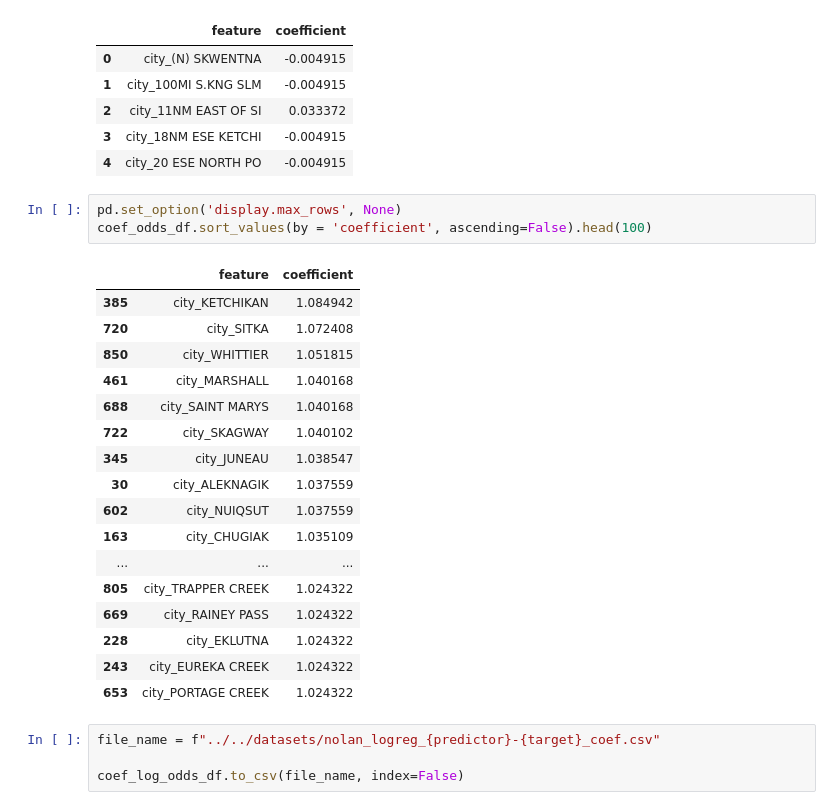
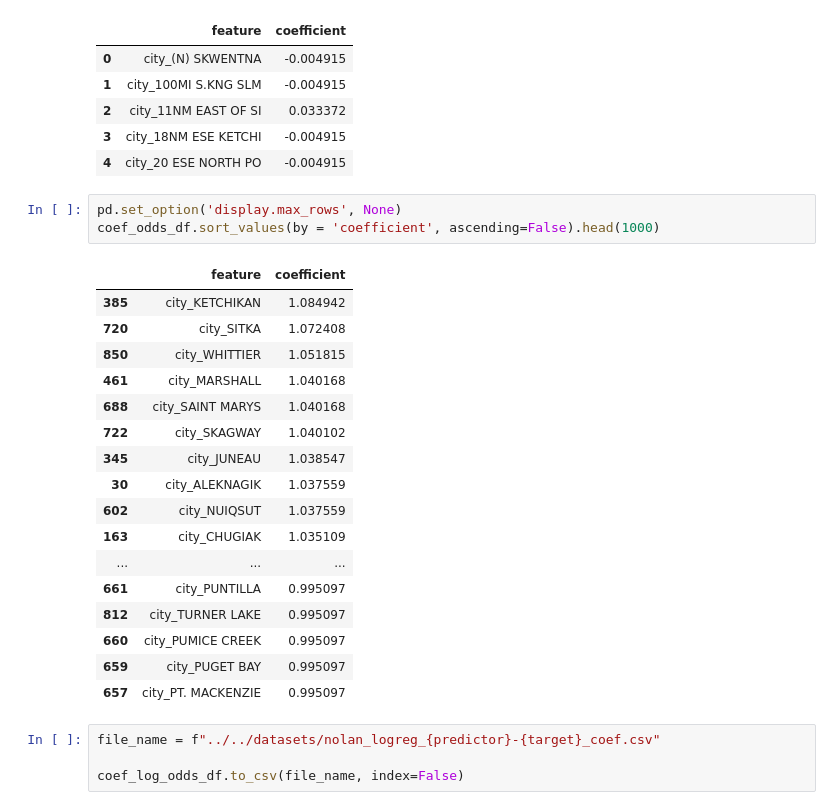
Before and after one commit to TheMirch/dsi-group-project, a Jupyter notebook: code/nolan_model/nolan_model_logreg_city-has_fatal_injury.ipynb, the cells around one changed output. Drawn from its saved outputs; the diff is of its cells as text.

Commit message:
added time of day, am-pm, combined flight purpose unkown, fixed near city values

```diff
--- a/code/nolan_model/nolan_model_logreg_city-has_fatal_injury.ipynb
+++ b/code/nolan_model/nolan_model_logreg_city-has_fatal_injury.ipynb
@@ -213,25 +213,25 @@ coef_log_odds_df.head()
 | 4 | city_20 ESE NORTH PO | -0.004915 |
 # %%
 pd.set_option('display.max_rows', None)
-coef_odds_df.sort_values(by = 'coefficient', ascending=False).head(100)
+coef_odds_df.sort_values(by = 'coefficient', ascending=False).head(1000)
 # %% [output]
 |  | feature | coefficient |
 | 385 | city_KETCHIKAN | 1.084942 |
 | 720 | city_SITKA | 1.072408 |
 | 850 | city_WHITTIER | 1.051815 |
 | 461 | city_MARSHALL | 1.040168 |
 | 688 | city_SAINT MARYS | 1.040168 |
 | 722 | city_SKAGWAY | 1.040102 |
 | 345 | city_JUNEAU | 1.038547 |
 | 30 | city_ALEKNAGIK | 1.037559 |
 | 602 | city_NUIQSUT | 1.037559 |
 | 163 | city_CHUGIAK | 1.035109 |
 | ... | ... | ... |
-| 805 | city_TRAPPER CREEK | 1.024322 |
-| 669 | city_RAINEY PASS | 1.024322 |
-| 228 | city_EKLUTNA | 1.024322 |
-| 243 | city_EUREKA CREEK | 1.024322 |
-| 653 | city_PORTAGE CREEK | 1.024322 |
+| 661 | city_PUNTILLA | 0.995097 |
+| 812 | city_TURNER LAKE | 0.995097 |
+| 660 | city_PUMICE CREEK | 0.995097 |
+| 659 | city_PUGET BAY | 0.995097 |
+| 657 | city_PT. MACKENZIE | 0.995097 |
 # %%
 file_name = f"../../datasets/nolan_logreg_{predictor}-{target}_coef.csv"
 
```
Also changed, not shown: parts of 1 cell of this notebook, 7 other files.
